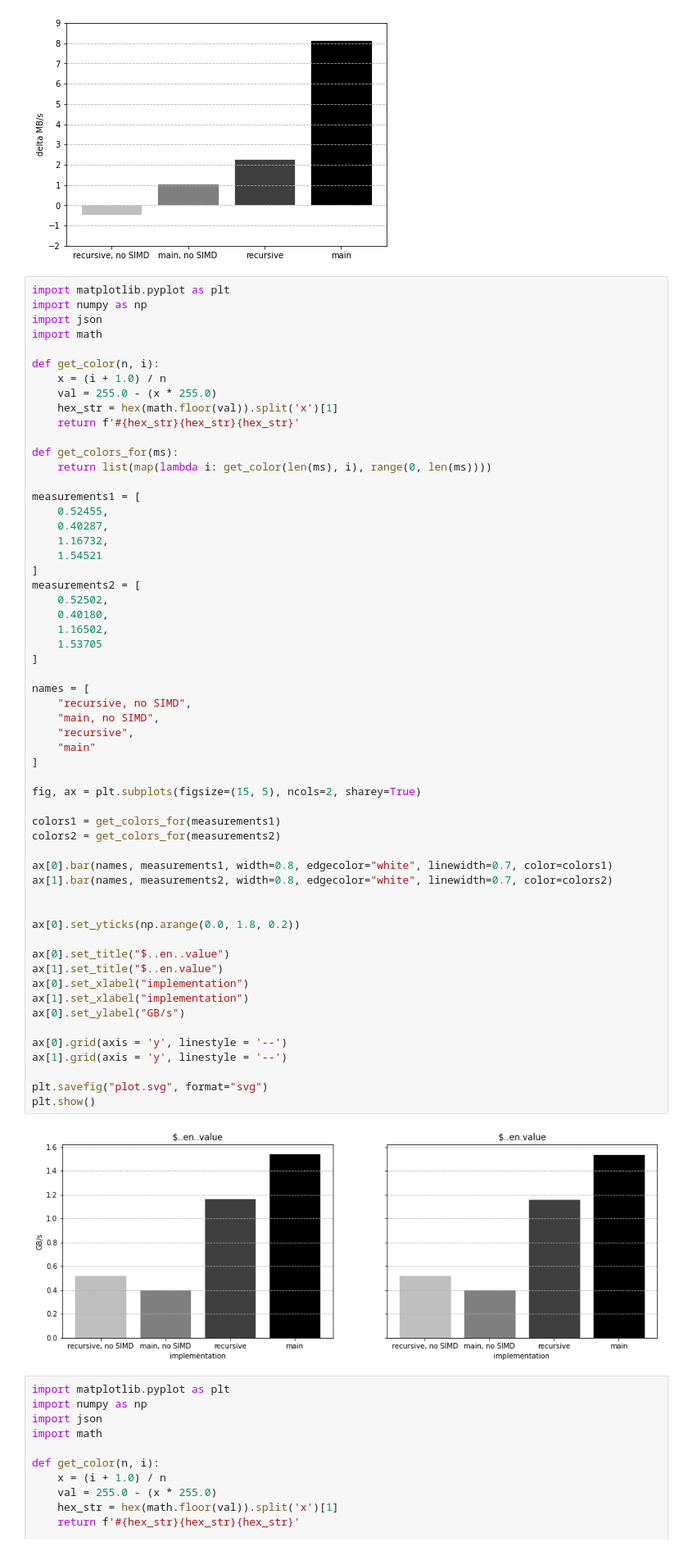
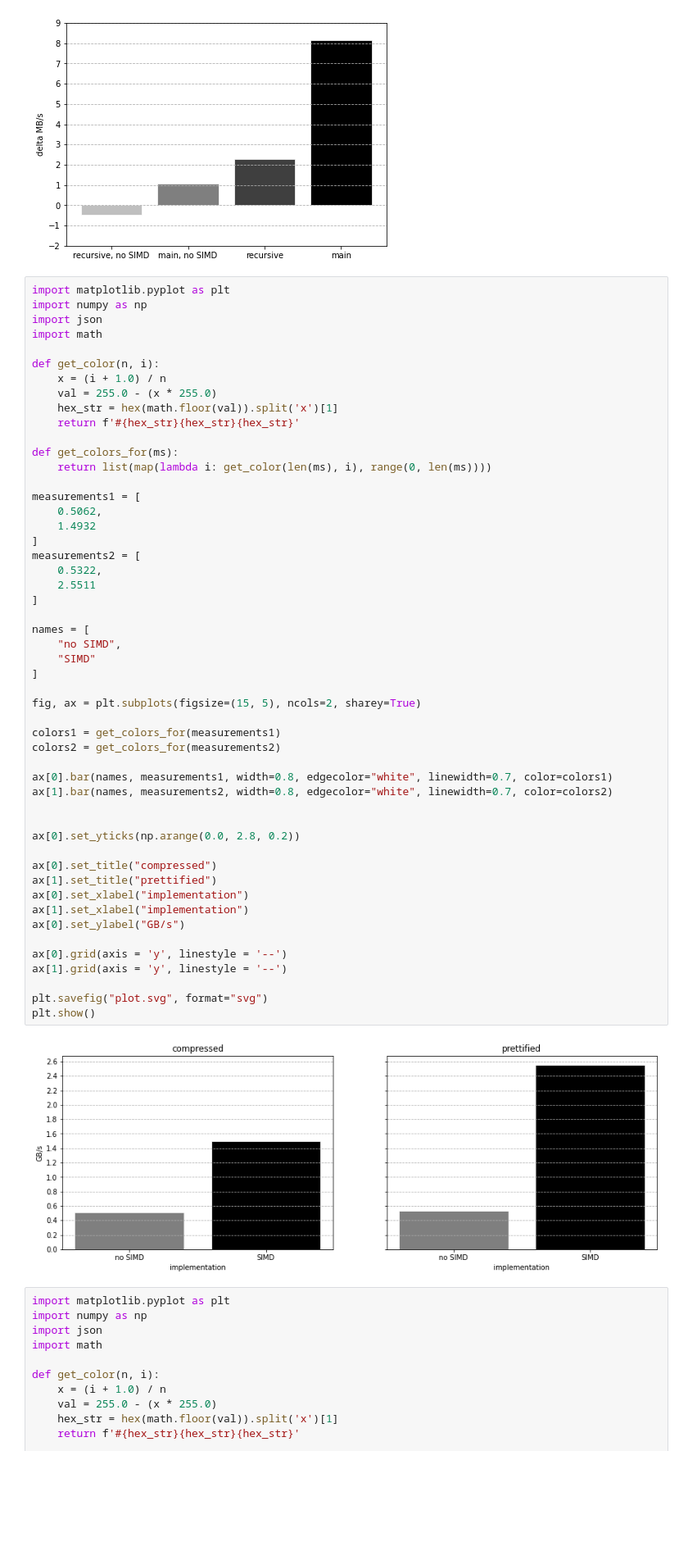
Before and after one commit to rsonquery/rsonpath, a Jupyter notebook: simd-benchmarks/plot.ipynb, the cells around one changed output. Shown at 82% size. Cells and saved outputs as stored; diff of their text form; blank space fills up the shorter version.

```diff
--- a/simd-benchmarks/plot.ipynb
+++ b/simd-benchmarks/plot.ipynb
@@ -68,49 +68,43 @@ def get_colors_for(ms):
     return list(map(lambda i: get_color(len(ms), i), range(0, len(ms))))
 
 measurements1 = [
-    0.52455,
-    0.40287,
-    1.16732,
-    1.54521
+    0.5062,
+    1.4932
 ]
 measurements2 = [
-    0.52502,
-    0.40180,
-    1.16502,
-    1.53705
+    0.5322,
+    2.5511
 ]
 
 names = [
-    "recursive, no SIMD",
-    "main, no SIMD",
-    "recursive",
-    "main"
+    "no SIMD",
+    "SIMD"
 ]
 
 fig, ax = plt.subplots(figsize=(15, 5), ncols=2, sharey=True)
 
 colors1 = get_colors_for(measurements1)
 colors2 = get_colors_for(measurements2)
 
 ax[0].bar(names, measurements1, width=0.8, edgecolor="white", linewidth=0.7, color=colors1)
 ax[1].bar(names, measurements2, width=0.8, edgecolor="white", linewidth=0.7, color=colors2)
 
 
-ax[0].set_yticks(np.arange(0.0, 1.8, 0.2))
+ax[0].set_yticks(np.arange(0.0, 2.8, 0.2))
 
-ax[0].set_title("$..en..value")
-ax[1].set_title("$..en.value")
+ax[0].set_title("compressed")
+ax[1].set_title("prettified")
 ax[0].set_xlabel("implementation")
 ax[1].set_xlabel("implementation")
 ax[0].set_ylabel("GB/s")
 
 ax[0].grid(axis = 'y', linestyle = '--')
 ax[1].grid(axis = 'y', linestyle = '--')
 
 plt.savefig("plot.svg", format="svg")
 plt.show()
 # %% [output]
-[figure, old version]
+[figure, new version]
 # %%
 import matplotlib.pyplot as plt
 import numpy as np
```
Also changed, not shown: 4 other files.
